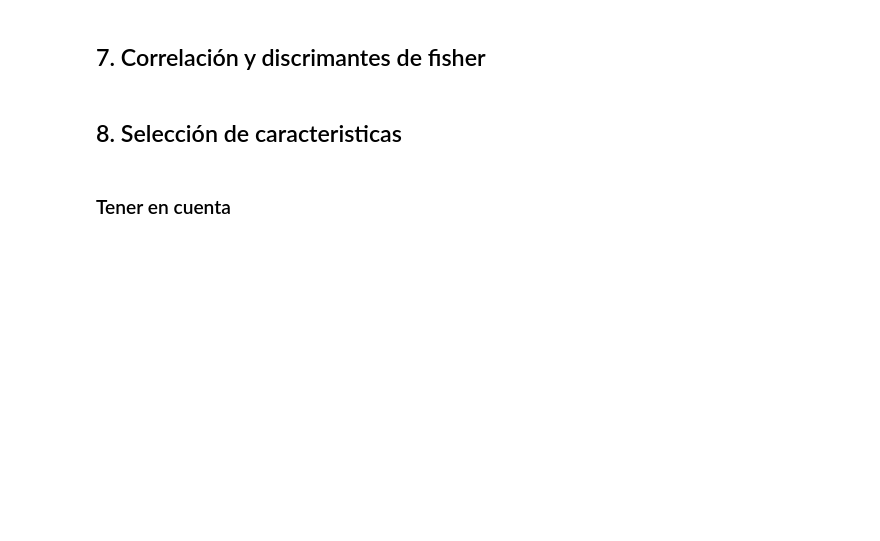
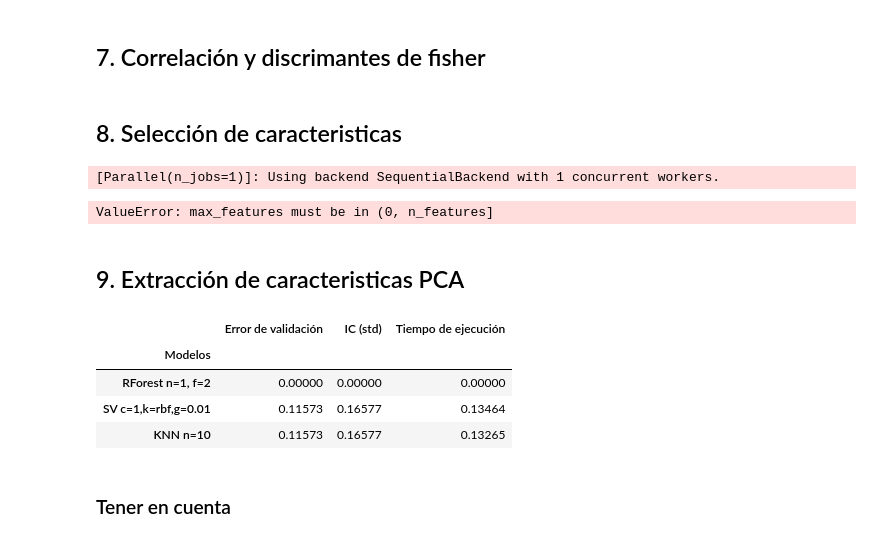
Before and after one commit to jaiderog/ML_IntroductoryCourse, a Jupyter notebook: Proyecto/Modelos.ipynb, the cells around one changed output. Drawn from its saved outputs; the diff is of its cells as text; code cells hidden in the pictures; blank space fills up the shorter version.

```diff
--- a/Proyecto/Modelos.ipynb
+++ b/Proyecto/Modelos.ipynb
@@ -709,27 +696,35 @@ def sequential_selection(model=model, n_features=7, forward=True, floating=True)
     t = round(time.time()-tiempo_i,2)
     return error,ic,t
 # %%
-features = [22,3,7,10,3,7,10,3,7,10,3,7,10]
-forwards=[None,True,True,True,False,False,False,True,True,True,True,True,True,]
-floatings=[None,False,False,False,False,False,False,True,True,True,True,True,True,]
-errors = np.zeros(len(features))
-ics = np.zeros(len(features))
-timers = np.zeros(len(features))
+features = [3,7,10]
+forwards=[True,True,True,True,True,True,True,True,True]
+floatings=[False,False,False,False,False,False,False,False,False]
+errors = np.zeros(len(forwards))
+ics = np.zeros(len(forwards))
+timers = np.zeros(len(forwards))
 
-
-for i in range(1,len(features)):
-    errors[i],ics[i],timers[i] = sequential_selection(clf,features[i],forwards[i],floatings[i])
-
+models = []
+j = 0
+models.append(RandomForestClassifier(n_estimators = 1, max_features = 2)) # test 62%
+models.append(SVC(C= 1,kernel='rbf',gamma=0.01,  probability=True))
+models.append(KNeighborsClassifier(n_neighbors = 10))
+for model in models:
+    for i in range(1,len(features)):
+        errors[j],ics[j],timers[j] = sequential_selection(model,features[i],forwards[i],floatings[i])
+        j+=1
 
 df_types = pd.DataFrame({
-    'Técnicas' : pd.Series(['SVM + SFS','SVM + SFS','SVM + SFS','SVM + SBS','SVM + SBS','SVM + SBS','SVM + SFFS','SVM + SFFS','SVM + SFFS','SVM + SFFS','SVM + SFFS','SVM + SFFS']),
+    'Técnicas' : pd.Series(['RForest + SFS','RForest + SFS','RForest + SFS',' + SFS',' + SFS',' + SFS',' + SFS',' + SFS',' + SFS']),
     '# de caracteristicas seleccionadas' : pd.Series(features)})
 df_types["Error de validación"] = errors
 df_types["IC (std)"] = ics
 df_types["Tiempo de ejecución"] = timers
 df_types.set_index(['Técnicas','# de caracteristicas seleccionadas'], inplace=True)
-df_types["Error de validación"][8] = "0.019"
-df_types["IC (std)"][8] = "0.002"
-df_types["Tiempo de ejecución"][8] = "107.9"
 #df_types.sort_index(inplace=True)
 qgrid_widget = qgrid.show_grid(df_types, show_toolbar=False)
+qgrid_widget.get_changed_df()
+# %% [output]
+[Parallel(n_jobs=1)]: Using backend SequentialBackend with 1 concurrent workers.
+ValueError: max_features must be in (0, n_features]
+# %% [markdown]
+## 9. Extracción de caracteristicas PCA
@@ -736,3 +782,23 @@ qgrid_widget = qgrid.show_grid(df_types, show_toolbar=False)
+# %%
+models.append(RandomForestClassifier(n_estimators = 1, max_features = 2)) # test 62%
+models.append(SVC(C= 1,kernel='rbf',gamma=0.01,  probability=True))
+models.append(KNeighborsClassifier(n_neighbors = 10))
+
+df_types = pd.DataFrame({
+    'Modelos' : pd.Series(['RForest n=1, f=2','SVM c=1,k=rbf,g=0.01','KNN n=10'])})
+df_types["Error de validación"] = errors
+df_types["IC (std)"] = ics
+df_types["Tiempo de ejecución"] = timers
+df_types.set_index(['Modelos'], inplace=True)
+#df_types.sort_index(inplace=True)
+qgrid_widget = qgrid.show_grid(df_types, show_toolbar=False)
+qgrid_widget.get_changed_df()
+# %% [output]
+|  | Error de validación | IC (std) | Tiempo de ejecución |
+| Modelos |  |  |  |
+| RForest n=1, f=2 | 0.00000 | 0.00000 | 0.00000 |
+| SV c=1,k=rbf,g=0.01 | 0.11573 | 0.16577 | 0.13464 |
+| KNN n=10 | 0.11573 | 0.16577 | 0.13265 |
 # %% [markdown]
 ### Tener en cuenta
 # %%
```
Also changed, not shown: parts of 8 cells of this notebook.
